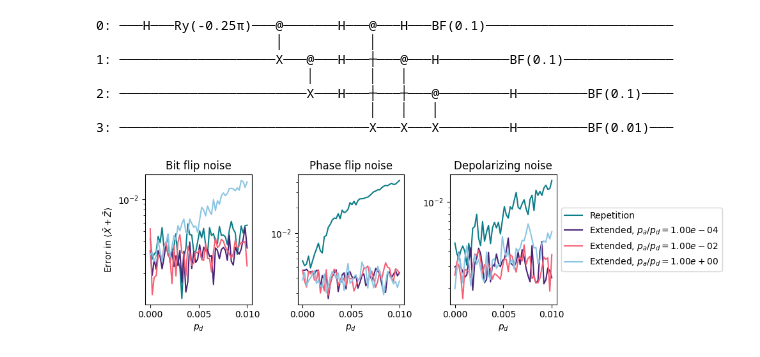
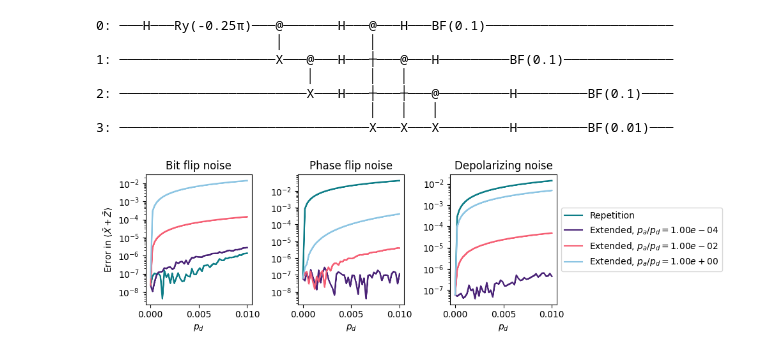
Before and after one commit to bdalfavero/encoded, a Jupyter notebook: experiments/expanded_repetition/memory_v2.ipynb, the cells around one changed output. Cells and saved outputs as stored; diff of their text form; code cells hidden in the pictures.

```diff
--- a/experiments/expanded_repetition/memory_v2.ipynb
+++ b/experiments/expanded_repetition/memory_v2.ipynb
@@ -197,8 +197,10 @@ print(circuit)
                                    │   │   │
 3: ────────────────────────────────X───X───X─────────H─────────BF(0.01)───
 # %%
-shots = 10_000
-reps = 20
+shots = None
+reps = 10
+# shots = 10_000
+# reps = 20
 noise_rates = np.linspace(1e-8, 1e-2, num=50)
 noise_gates = [cirq.BitFlipChannel, cirq.PhaseFlipChannel, cirq.DepolarizingChannel]
 noise_ratios = np.logspace(-4, 0, num=3) # Ancilla error probability / regular error probability
@@ -220,18 +222,26 @@ for i, gate in enumerate(noise_gates):
 # %%
 colors = ['#4a2377', '#f55f74', '#8cc5e3', "#0d7d87"]
 fig, ax = plt.subplots(1, len(noise_gates), figsize=(10, 3))
 for i in range(len(noise_gates)):
     ax[i].plot(noise_rates, repetition_errs[i, :], color=colors[-1], label="Repetition")
+    ax[i].fill_between(
+        noise_rates, repetition_errs[i, :] + repetition_std[i, :], repetition_errs[i, :] - repetition_std[i, :],
+        color=colors[-1]
+    )
     for j, ratio in enumerate(noise_ratios):
         ax[i].plot(noise_rates, extended_errs[i, :, j], color=colors[j], label=fr"Extended, $p_a/p_d={ratio:3.2e}$")
+        ax[i].fill_between(
+            noise_rates, extended_errs[i, :, j] + extended_std[i, :, j], extended_errs[i, :, j] - extended_std[i, :, j],
+            color=colors[j]
+        )
 ax[len(noise_gates) - 1].legend(loc='center left', bbox_to_anchor=(1, 0.5))
 for i in range(len(noise_gates)):
     ax[i].set_xlabel(r"$p_d$")
     ax[i].set_yscale('log')
 ax[0].set_ylabel(r"Error in $\langle \bar{X} + \bar{Z} \rangle$")
 ax[0].set_title("Bit flip noise")
 ax[1].set_title("Phase flip noise")
 ax[2].set_title("Depolarizing noise")
 fig.tight_layout()
 # %% [output]
-[figure, old version]
+[figure, new version]
```
Also changed, not shown: parts of 2 cells of this notebook, 1 other file.
